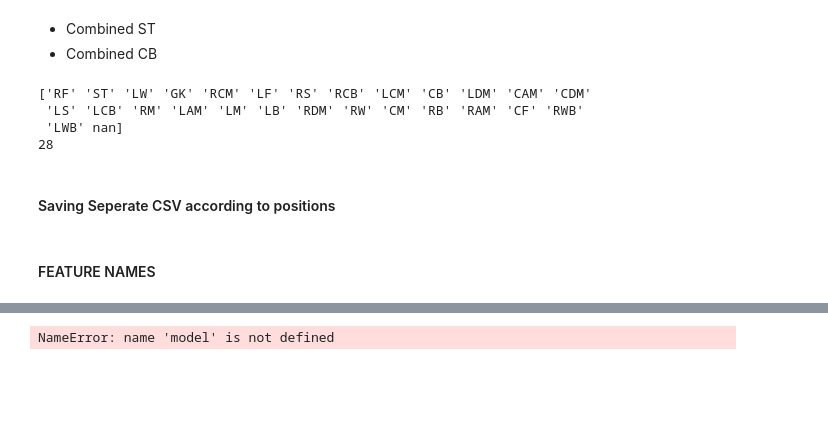
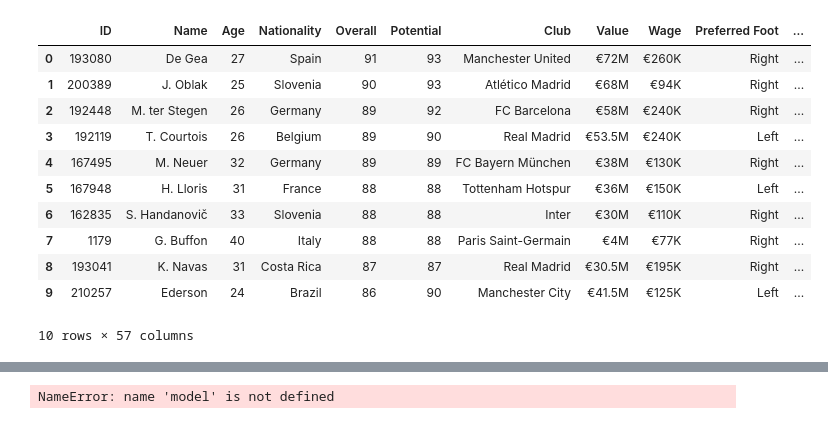
Before and after one commit to Vgoyal6809/Fifa, a Jupyter notebook: Goal_Keeper.ipynb, the cells around one changed output, grey strips where cells are left out. Saved outputs shown, nothing was run; the diff lists cells and outputs as text; code cells hidden in the pictures; blank space fills up the shorter version.

```diff
--- a/Goal_Keeper.ipynb
+++ b/Goal_Keeper.ipynb
@@ -1,18 +1,19 @@
-# %% [markdown]
-* Combined ST
-* Combined CB
 # %%
 import pandas as pd
 
-data = pd.read_csv('fifa.csv')
-data
-unique_values = data['Position'].unique()
-print(unique_values)
-print(len(unique_values))
+GK = pd.read_csv("GK_position.csv")
+
+GK.head(10)
 # %% [output]
+|  | ID | Name | Age | Nationality | Overall | Potential | Club | Value | Wage | Preferred Foot | ... |
+| 0 | 193080 | De Gea | 27 | Spain | 91 | 93 | Manchester United | €72M | €260K | Right | ... |
+| 1 | 200389 | J. Oblak | 25 | Slovenia | 90 | 93 | Atlético Madrid | €68M | €94K | Right | ... |
+| 2 | 192448 | M. ter Stegen | 26 | Germany | 89 | 92 | FC Barcelona | €58M | €240K | Right | ... |
+| 3 | 192119 | T. Courtois | 26 | Belgium | 89 | 90 | Real Madrid | €53.5M | €240K | Left | ... |
+| 4 | 167495 | M. Neuer | 32 | Germany | 89 | 89 | FC Bayern München | €38M | €130K | Right | ... |
+| 5 | 167948 | H. Lloris | 31 | France | 88 | 88 | Tottenham Hotspur | €36M | €150K | Left | ... |
+| 6 | 162835 | S. Handanovič | 33 | Slovenia | 88 | 88 | Inter | €30M | €110K | Right | ... |
+| 7 | 1179 | G. Buffon | 40 | Italy | 88 | 88 | Paris Saint-Germain | €4M | €77K | Right | ... |
+| 8 | 193041 | K. Navas | 31 | Costa Rica | 87 | 87 | Real Madrid | €30.5M | €195K | Right | ... |
+| 9 | 210257 | Ederson | 24 | Brazil | 86 | 90 | Manchester City | €41.5M | €125K | Left | ... |
-['RF' 'ST' 'LW' 'GK' 'RCM' 'LF' 'RS' 'RCB' 'LCM' 'CB' 'LDM' 'CAM' 'CDM'
- 'LS' 'LCB' 'RM' 'LAM' 'LM' 'LB' 'RDM' 'RW' 'CM' 'RB' 'RAM' 'CF' 'RWB'
- 'LWB' nan]
-28
+10 rows × 57 columns
-# %% [markdown]
-#### Saving Seperate CSV according to positions
@@ -23,2 +19,0 @@ print(len(unique_values))
-# %% [markdown]
-#### FEATURE NAMES
```
Also changed, not shown: parts of 20 cells of this notebook, 2 other files.
